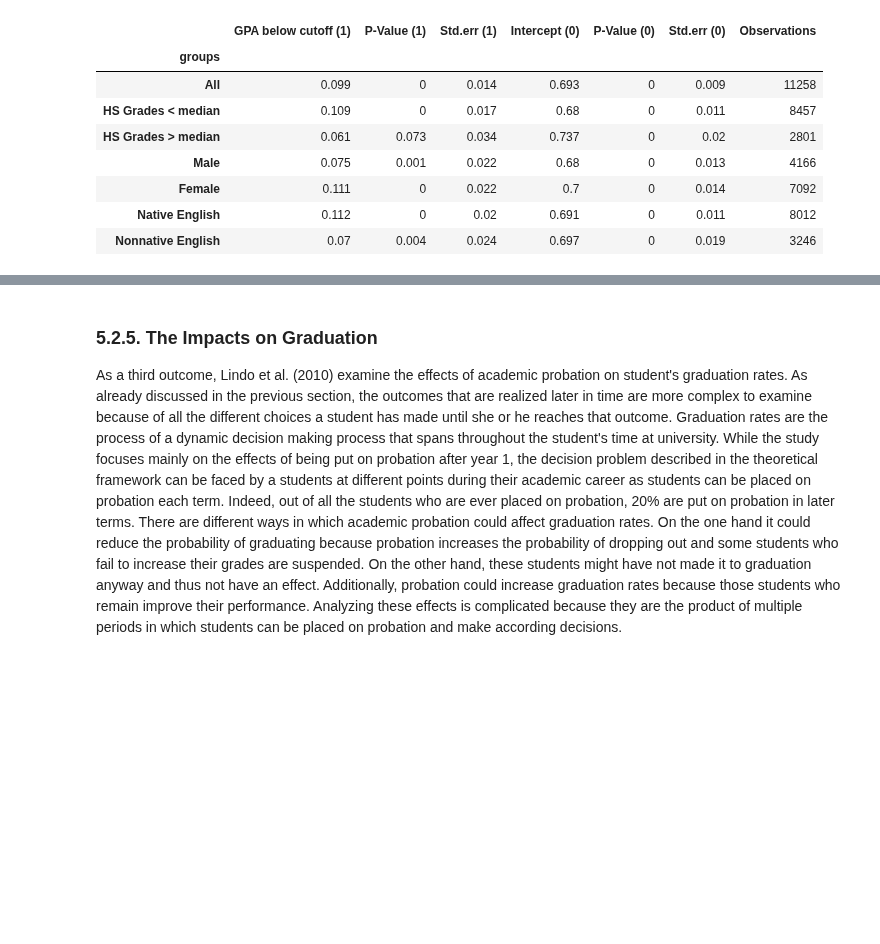
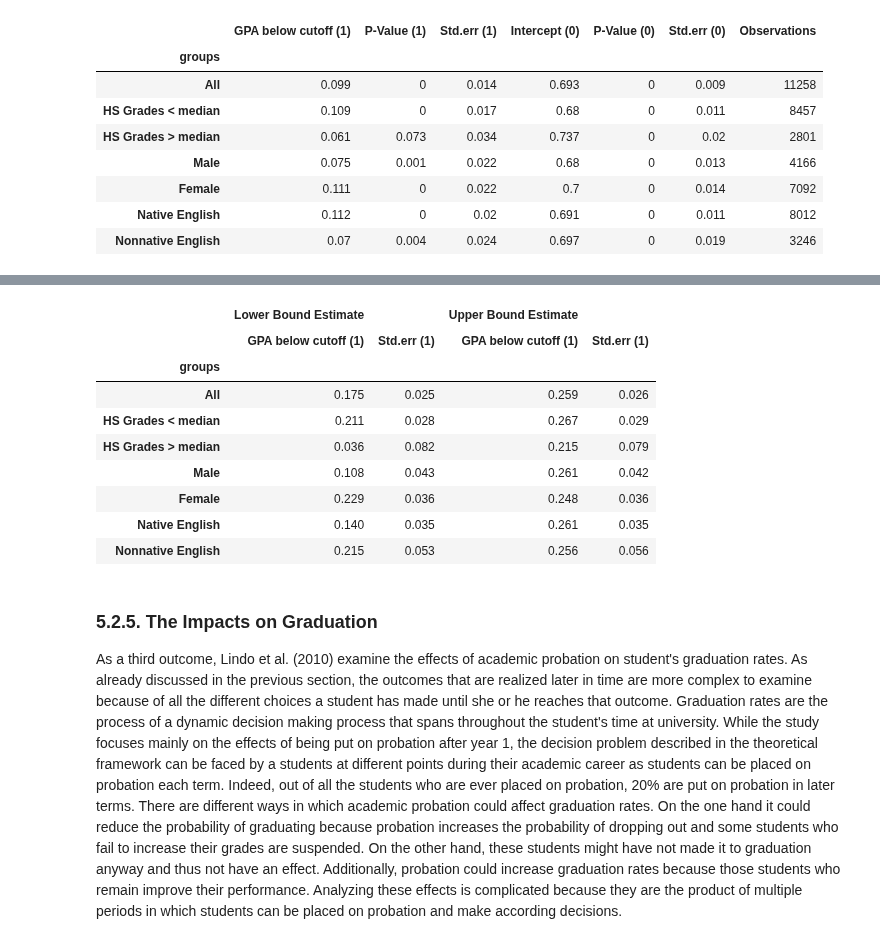
Before and after one commit to amageh/replication-performance-standards, a Jupyter notebook: project.ipynb, the cells around one changed output, grey strips where cells are left out. Drawn from its saved outputs; the diff is of its cells as text; code cells hidden in the pictures; blank space fills up the shorter version.

Commit message:
Added bounds analysis for subsequent GPA.

```diff
--- a/project.ipynb
+++ b/project.ipynb
@@ -510,3 +514,29 @@ table5.style.applymap(pvalue_5percent_red, subset=['P-Value (1)', 'P-Value (0)']
+# %%
+table4['add_leavers'] = round(table4['GPA below cutoff (1)']/table4['Intercept (0)'],2)
+add_leavers = table4['add_leavers']
+# %%
+lb_trimmed_dict_06 = trim_data(groups_dict_06, add_leavers, True, False)
+lower_bound = estimate_RDD_multiple_datasets(lb_trimmed_dict_06, groups_dict_keys, 'nextGPA', regressors)
+
+ub_trimmed_dict_06 = trim_data(groups_dict_06, add_leavers, False, True)
+upper_bound = estimate_RDD_multiple_datasets(ub_trimmed_dict_06, groups_dict_keys, 'nextGPA', regressors)
+
+bounds = pd.concat([lower_bound.iloc[:,[0,2]],upper_bound.iloc[:,[0,2]]], axis=1)
+bounds.columns = pd.MultiIndex.from_product([['Lower Bound Estimate','Upper Bound Estimate',],
+                                                 ['GPA below cutoff (1)', 'Std.err (1)']
+                                                ])
+bounds
+# %% [output]
+|  | Lower Bound Estimate |  | Upper Bound Estimate |  |
+|  | GPA below cutoff (1) | Std.err (1) | GPA below cutoff (1) | Std.err (1) |
+| groups |  |  |  |  |
+| All | 0.175 | 0.025 | 0.259 | 0.026 |
+| HS Grades < median | 0.211 | 0.028 | 0.267 | 0.029 |
+| HS Grades > median | 0.036 | 0.082 | 0.215 | 0.079 |
+| Male | 0.108 | 0.043 | 0.261 | 0.042 |
+| Female | 0.229 | 0.036 | 0.248 | 0.036 |
+| Native English | 0.140 | 0.035 | 0.261 | 0.035 |
+| Nonnative English | 0.215 | 0.053 | 0.256 | 0.056 |
 # %% [markdown]
 ### 5.2.5. The Impacts on Graduation
 
```
Also changed, not shown: parts of 7 cells of this notebook, 2 other files.
